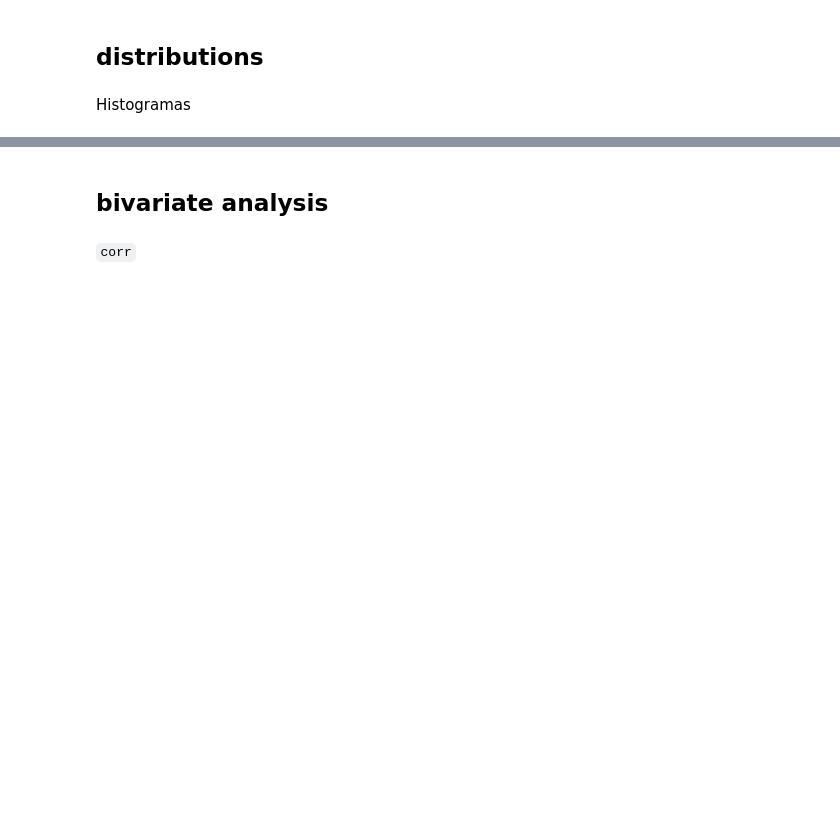
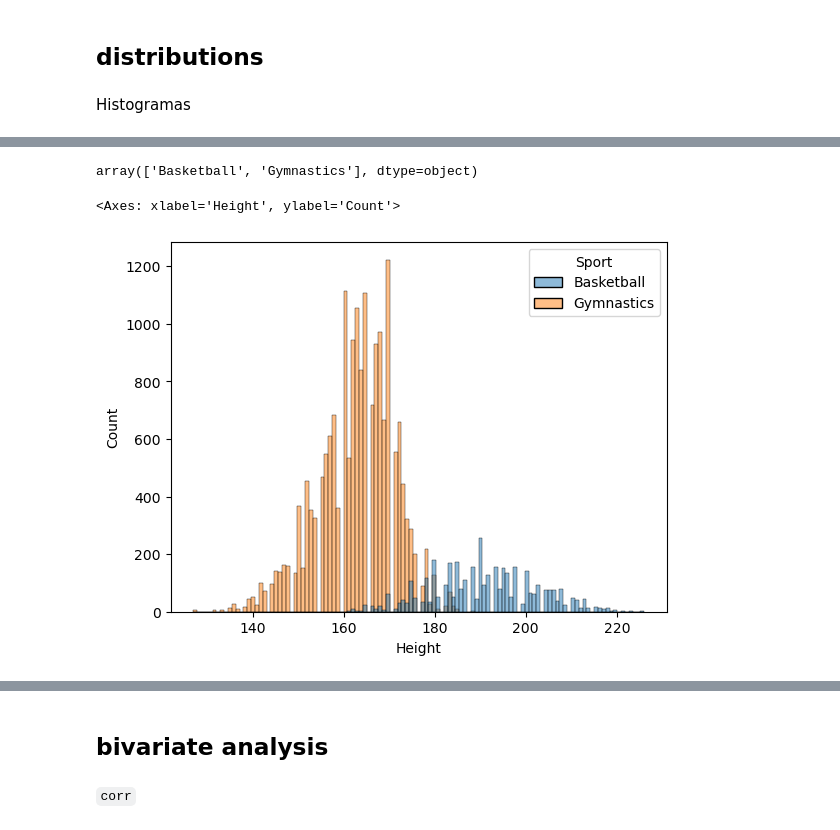
Before and after one commit to bosquealeatorio/bootcamp-python-202501, a Jupyter notebook: sesion-4/05 - pandas.ipynb, the cells around one changed output, grey strips where cells are left out. Cells and saved outputs as stored; diff of their text form; code cells hidden in the pictures; blank space fills up the shorter version.

```diff
--- a/sesion-4/05 - pandas.ipynb
+++ b/sesion-4/05 - pandas.ipynb
@@ -56,0 +368,10 @@ boxplots
+# %%
+pdf_sports = pdf_athletes.loc[pdf_athletes["Sport"].isin(["Basketball", "Gymnastics"])]
+pdf_sports["Sport"].unique()
+# %% [output]
+array(['Basketball', 'Gymnastics'], dtype=object)
+# %%
+sns.histplot(data=pdf_sports, x="Height", hue="Sport")
+# %% [output]
+<Axes: xlabel='Height', ylabel='Count'>
+[figure, added]
```
Also changed, not shown: parts of 77 cells of this notebook.
